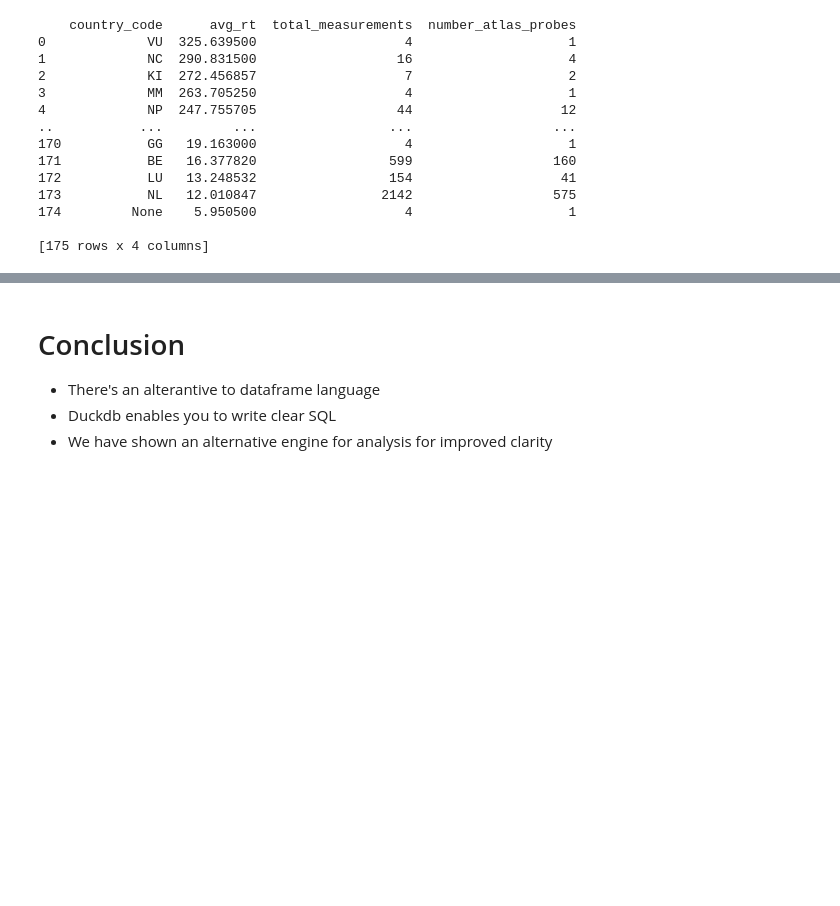
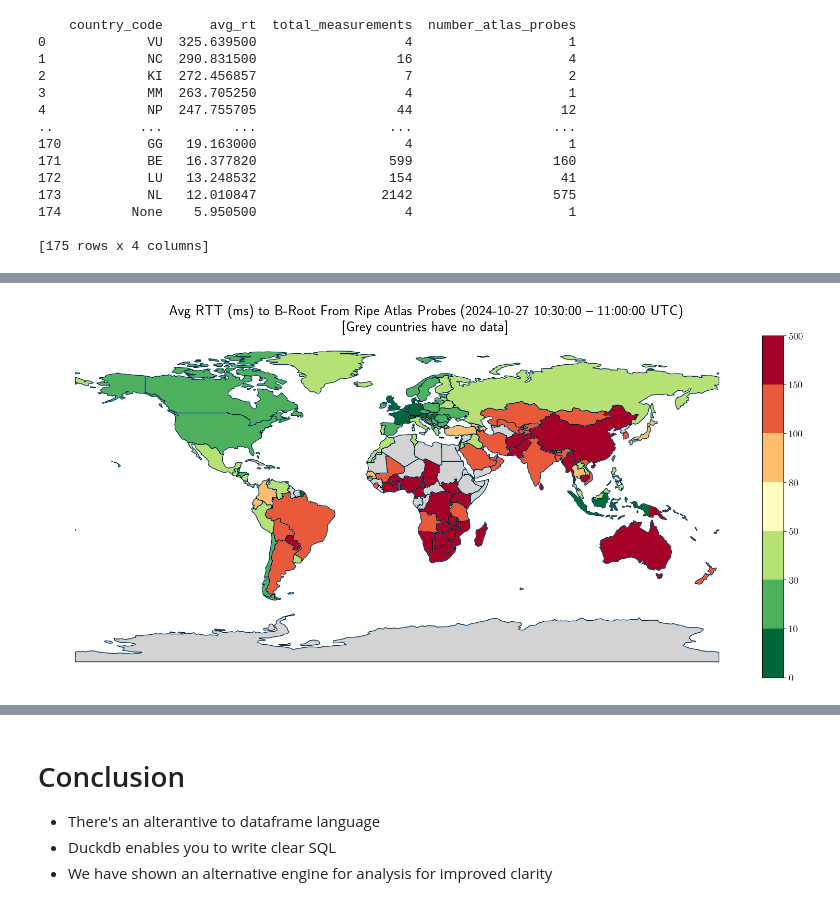
Before and after one commit to gmmoura/duckdb, a Jupyter notebook: blog.ipynb, the cells around one changed output, grey strips where cells are left out. Cells and saved outputs as stored; diff of their text form; code cells hidden in the pictures; blank space fills up the shorter version.

Commit message:
world map

```diff
--- a/blog.ipynb
+++ b/blog.ipynb
@@ -501,0 +523,70 @@ print(test_df)
+# %%
+import pandas as pd
+import geopandas as gpd
+import matplotlib.pyplot as plt
+from mpl_toolkits.axes_grid1 import make_axes_locatable
+from matplotlib import colors
+
+# Load world map data from the downloaded shapefile
+world = gpd.read_file("/tmp/ne_110m_admin_0_countries/ne_110m_admin_0_countries.shp")  # Update this path
+
+# Set the parameters to use Type 1 fonts
+plt.rcParams['ps.useafm'] = True
+plt.rcParams['pdf.use14corefonts'] = True
+plt.rcParams['text.usetex'] = True
+plt.rcParams['pdf.fonttype'] = 42
+plt.rcParams["figure.autolayout"] = True
+plt.rcParams.update({'font.size': 14})
+
+# Merge the world GeoDataFrame with your DataFrame
+world = world.merge(test_df, how="left", left_on="ISO_A2_EH", right_on="country_code")
+
+# Create a new column for avg_rt values
+world['avg_rt'] = world['avg_rt'].fillna(float('nan'))  # Explicitly keep NaN for countries without data
+
+# Define the legend labels (bins)
+legend_labels = [0, 10, 30, 50, 80, 100, 150, 500]  # Include 0 to handle cases without data
+
+# Define intervals for the color mapping
+world['legend_intervals'] = pd.cut(world['avg_rt'], bins=legend_labels, include_lowest=True, labels=False)
+
+# Set colors for regions with no data
+# We'll use a separate color for NaN values (e.g., light grey)
+cmap = plt.get_cmap('RdYlGn_r', len(legend_labels) - 1)
+cmap.set_under('lightgrey')  # Set a color for regions with no data
+
+# Plotting
+fig, ax = plt.subplots(1, 1, figsize=(15, 10))
+world.boundary.plot(ax=ax, linewidth=1)
+
+# Plot the world map with the data, setting NaN to be transparent
+world.plot(column='legend_intervals', cmap=cmap, linewidth=0.8, ax=ax, edgecolor='0.8',
+           missing_kwds={"color": "lightgrey", "label": "No Data"})
+
+# Create a new axes for the color bar
+divider = make_axes_locatable(ax)
+cax = divider.append_axes("right", size="3%", pad=0.2)
+
+# Create a custom color bar
+norm = colors.BoundaryNorm(legend_labels, cmap.N)
+sm = plt.cm.ScalarMappable(cmap=cmap, norm=norm)
+sm.set_array([])
+
+# Remove the coordinates from the axes
+ax.axis('off')
+
+# Add the custom color bar
+fig.colorbar(sm, ticks=legend_labels, orientation='vertical', shrink=0.3, cax=cax)
+
+# Color the oceans in light blue
+ax.set_facecolor('lightblue')
+
+# Optionally color the boundaries again if needed
+world.boundary.plot(ax=ax, linewidth=0.5, color='black')
+
+plt.title('Avg RTT (ms) to B-Root From Ripe Atlas Probes (2024-10-27 10:30:00 -- 11:00:00 UTC)\n[Grey countries have no data]',
+          loc='center',fontsize=20, fontweight='bold', x=-15.8)
+
+plt.show()
+# %% [output]
+[figure, added]
```
Also changed, not shown: parts of 15 cells of this notebook.
